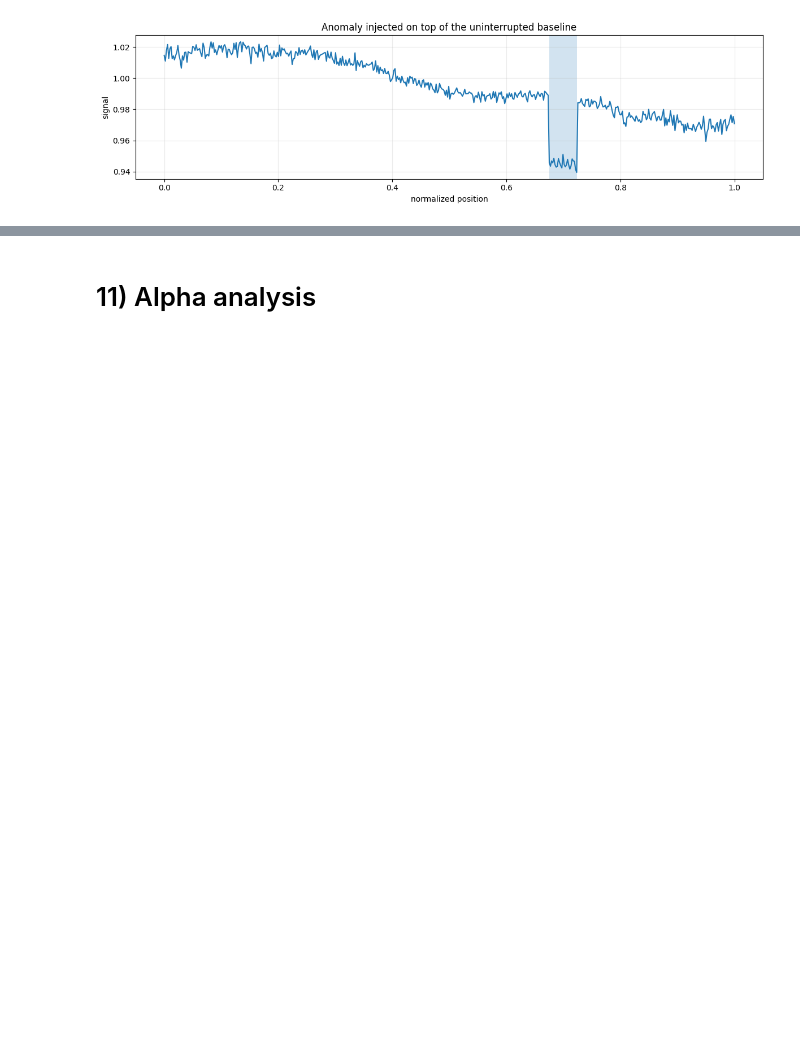
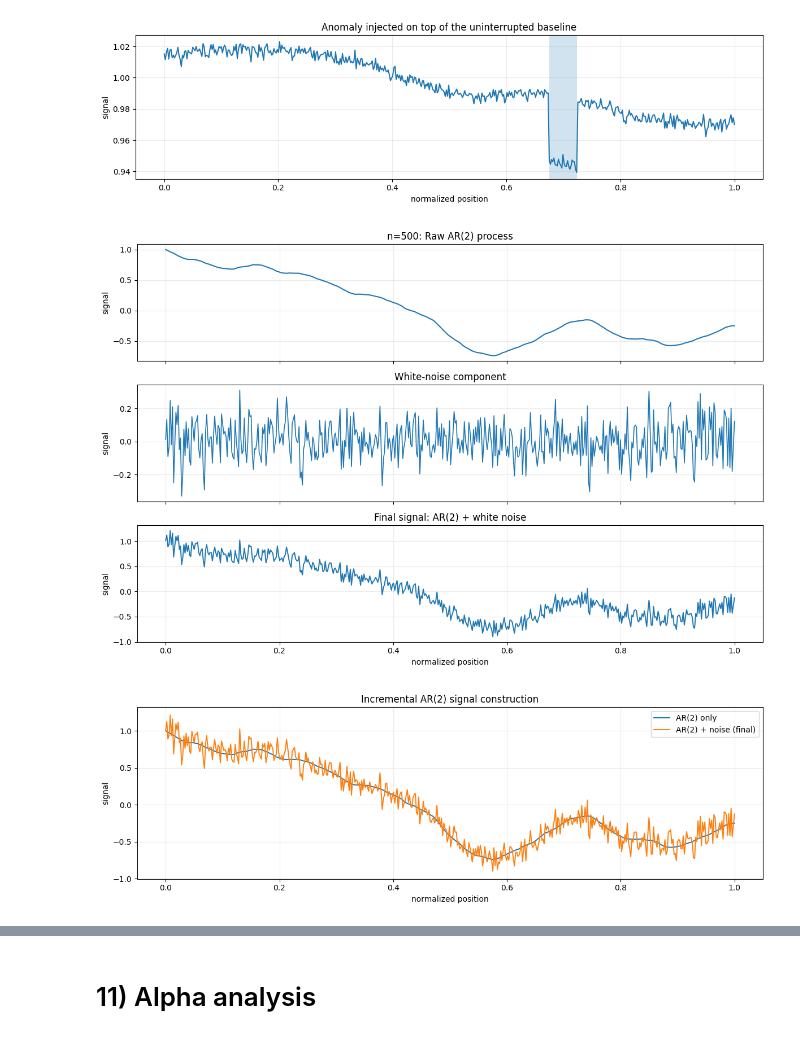
Before and after one commit to BeardyMan37/RegressionScanStats, a Jupyter notebook: gen_synth_data.ipynb, the cells around one changed output, grey strips where cells are left out. Saved outputs shown, nothing was run; the diff lists cells and outputs as text; code cells hidden in the pictures; blank space fills up the shorter version.

```diff
--- a/gen_synth_data.ipynb
+++ b/gen_synth_data.ipynb
@@ -986,0 +1168,33 @@ for kind in ["rect_step"]:
+# %%
+def plot_stage_sequence_ar2(stages, title_prefix="AR(2) signal construction"):
+    x = stages["x"]
+    fig, axes = plt.subplots(3, 1, figsize=(12, 8), sharex=True)
+
+    axes[0].plot(x, stages["ar2_raw"], lw=1.5)
+    axes[0].set_title(f"{title_prefix}: Raw AR(2) process")
+
+    axes[1].plot(x, stages["white_only"], lw=1.2)
+    axes[1].set_title("White-noise component")
+
+    axes[2].plot(x, stages["noisy_signal"], lw=1.4)
+    axes[2].set_title("Final signal: AR(2) + white noise")
+
+    for ax in axes:
+        ax.set_ylabel("signal")
+    axes[-1].set_xlabel("normalized position")
+
+    plt.tight_layout()
+    plt.show()
+
+
+def plot_incremental_overlay_ar2(stages):
+    x = stages["x"]
+    plt.figure(figsize=(12, 4))
+    plt.plot(x, stages["ar2_raw"],      label="AR(2) only",           lw=1.4)
+    plt.plot(x, stages["noisy_signal"], label="AR(2) + noise (final)", lw=1.4)
+    plt.xlabel("normalized position")
+    plt.ylabel("signal")
+    plt.title("Incremental AR(2) signal construction")
+    plt.legend()
+    plt.tight_layout()
+    plt.show()
@@ -986,0 +1204,12 @@ for kind in ["rect_step"]:
+# %%
+length = 500
+W      = 50
+seed   = 123
+
+stages_ar2 = generate_staged_signal_ar2(length=length, W=W, phi1_range=phi1_range, phi2_range=phi2_range, seed=seed)
+
+plot_stage_sequence_ar2(stages_ar2, title_prefix=f"n={length}")
+plot_incremental_overlay_ar2(stages_ar2)
+# %% [output]
+[figure, added]
+[figure, added]
```
Also changed, not shown: parts of 16 cells of this notebook, 14 other files.
